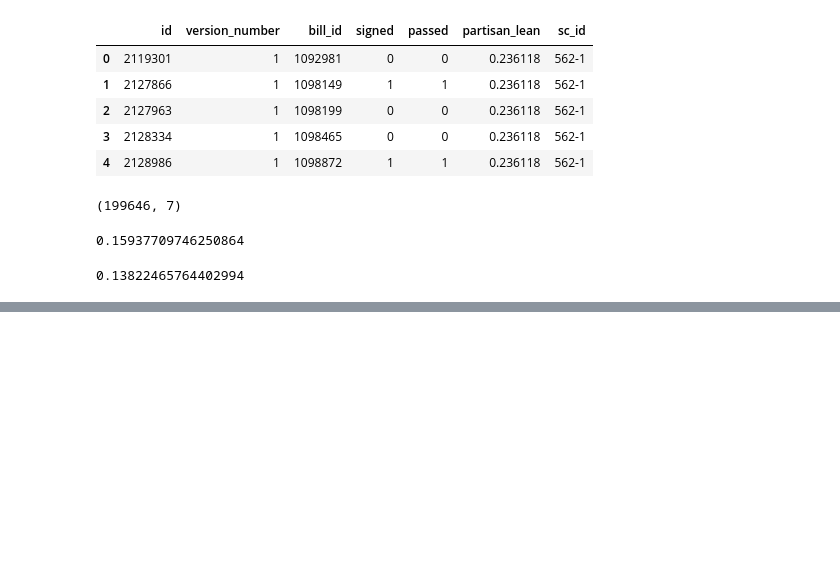
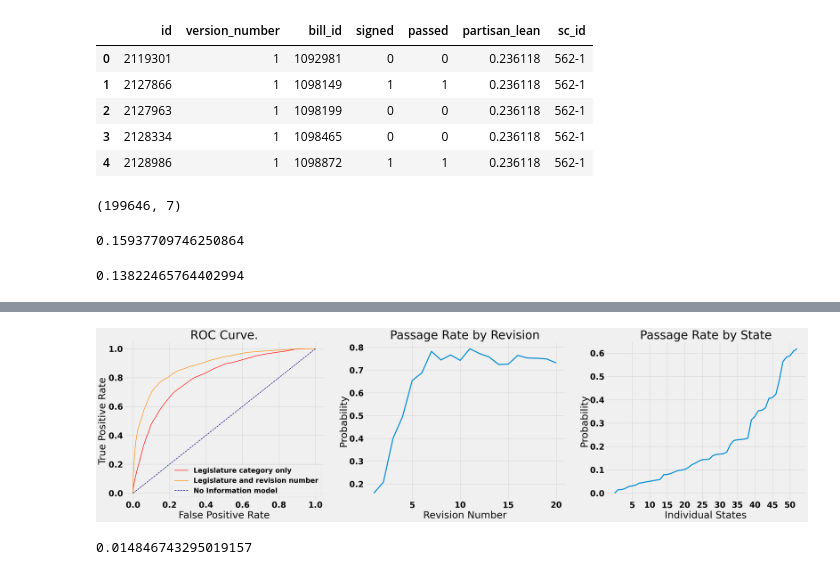
Before and after one commit to lukevancleve/govhawk_ml, a Jupyter notebook: notebooks/1-Create_ML_Dataset.ipynb, the cells around one changed output, grey strips where cells are left out. Cells and saved outputs as stored; diff of their text form; code cells hidden in the pictures; blank space fills up the shorter version.

```diff
--- a/notebooks/1-Create_ML_Dataset.ipynb
+++ b/notebooks/1-Create_ML_Dataset.ipynb
@@ -269,0 +350,20 @@ np.mean(ml_data.signed)
+# %%
+model = CatBoostClassifier(
+    custom_loss=['Accuracy'],
+    random_seed=42,
+    logging_level='Silent'
+)
+
+ml_data['sc_id_cat'] = LabelEncoder().fit_transform(ml_data['sc_id'])
+df_cat_x = ml_data[['sc_id_cat', 'version_number']]
+categorical_features_indices = [0]
+df_cat_y = ml_data['passed']
+(X_train, X_test, Y_train, Y_test) = train_test_split(df_cat_x, df_cat_y, test_size=0.1, random_state=0)
+
+model.fit(
+    X_train, Y_train,
+    cat_features=categorical_features_indices,
+    eval_set=(X_test, Y_test),
+    plot=True
+);
+preds_cat = model.predict_proba(X_test)[:,1]
@@ -269,0 +373,51 @@ np.mean(ml_data.signed)
+# %%
+plt.style.use('fivethirtyeight')
+font = {'family' : 'normal',
+        'weight' : 'bold',
+        'size'   : 30}
+
+matplotlib.rc('font', **font)
+fig, (ax1, ax2, ax3) = plt.subplots(1,3)
+
+truth = Y_test.values
+pred=preds_cat
+fpr, tpr, thresholds = roc_curve(truth, pred, pos_label=1)
+
+fpr0, tpr0, thresholds = roc_curve(truth, preds_cat_only, pos_label=1)
+ax1.plot(fpr0, tpr0, color='red', lw=2)
+
+ax1.plot(fpr, tpr, color='darkorange',
+     lw=2, label='ROC curve (area = %0.3f)' % roc_auc)
+ax1.plot([0, 1], [0, 1], color='navy', lw=2, linestyle='--')
+#ax1.xlim([0.0, 1.0])
+#ax1.ylim([0.0, 1.05])
+ax1.set_xlabel('False Positive Rate')
+ax1.set_ylabel('True Positive Rate')
+ax1.set_title('ROC Curve.')
+ax1.legend(["Legislature category only", "Legislature and revision number", "No Information model"],
+          loc = 'lower right', prop={'size': 25})
+
+ax2.plot(pl.version_number[:20], pl.passed[:20])
+ax2.set_xlabel('Revision Number')
+ax2.set_ylabel('Probability')
+ax2.set_title('Passage Rate by Revision')
+
+ax3.plot( range(len(sm)), sm.values)
+#plt.xticks(ticks = [])
+ticks = list(range(5,len(sm),5))
+ax3.set_xticks(ticks)
+#ax.set_xticklabels(sm.index.values)
+#plt.label = 'xx'
+ax3.set_title("Passage Rate by State")
+ax3.set_xlabel("Individual States")
+ax3.set_ylabel("Probability")
+
+matplotlib.rcParams['figure.figsize'] = [40,10]
+plt.savefig("passage_fraction_with_null_model_roc.png", bbox_inches='tight')
+plt.show()
+# %% [output]
+[figure, added]
+# %%
+sm.values[1]
+# %% [output]
+0.014846743295019157
```
Also changed, not shown: parts of 11 cells of this notebook, 12 other files.
